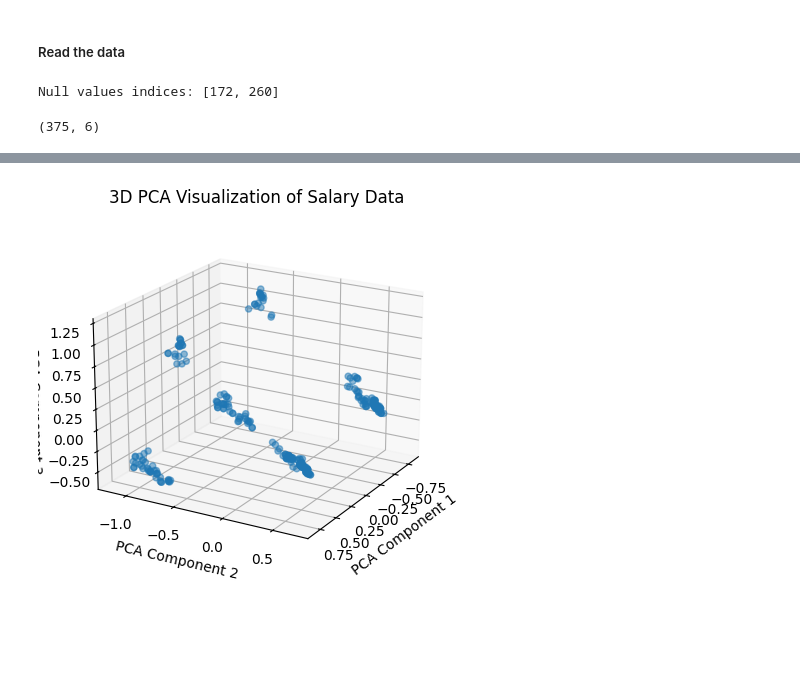
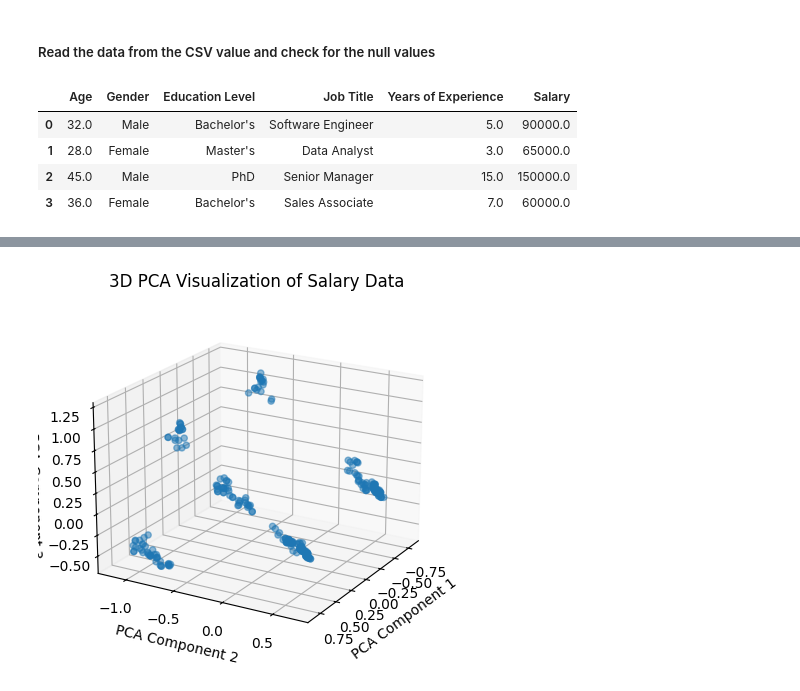
Before and after one commit to fastasturtlee/EDA, a Jupyter notebook: proj.ipynb, the cells around one changed output, grey strips where cells are left out. Cells and saved outputs as stored; diff of their text form; code cells hidden in the pictures; blank space fills up the shorter version.

```diff
--- a/proj.ipynb
+++ b/proj.ipynb
@@ -14,12 +18,12 @@ from joblib import dump
 # %% [markdown]
-##### Read the data
+##### Read the data from the CSV value and check for the null values
 # %%
 salary_data = read_csv('content/salary.csv')
 
-null_indices = salary_data[salary_data.isnull().any(axis=1)].index.tolist()
-print("Null values indices:", null_indices)
-
-salary_data.shape
+salary_data.head(4)
 # %% [output]
-Null values indices: [172, 260]
-(375, 6)
+|  | Age | Gender | Education Level | Job Title | Years of Experience | Salary |
+| 0 | 32.0 | Male | Bachelor's | Software Engineer | 5.0 | 90000.0 |
+| 1 | 28.0 | Female | Master's | Data Analyst | 3.0 | 65000.0 |
+| 2 | 45.0 | Male | PhD | Senior Manager | 15.0 | 150000.0 |
+| 3 | 36.0 | Female | Bachelor's | Sales Associate | 7.0 | 60000.0 |
```
Also changed, not shown: parts of 26 cells of this notebook, 9 other files.
